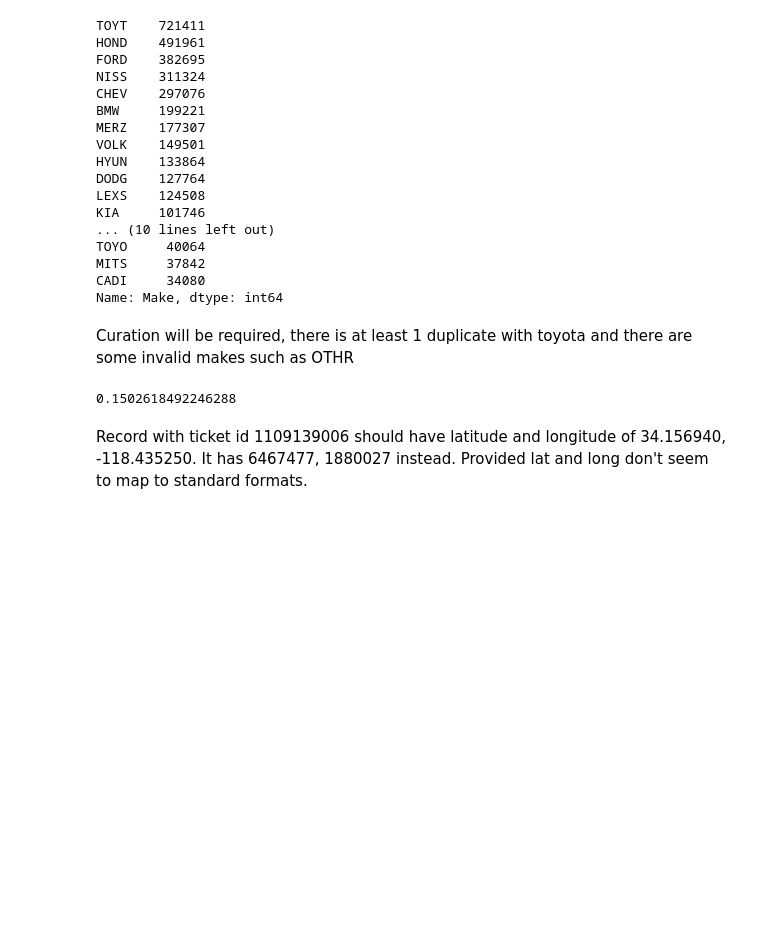
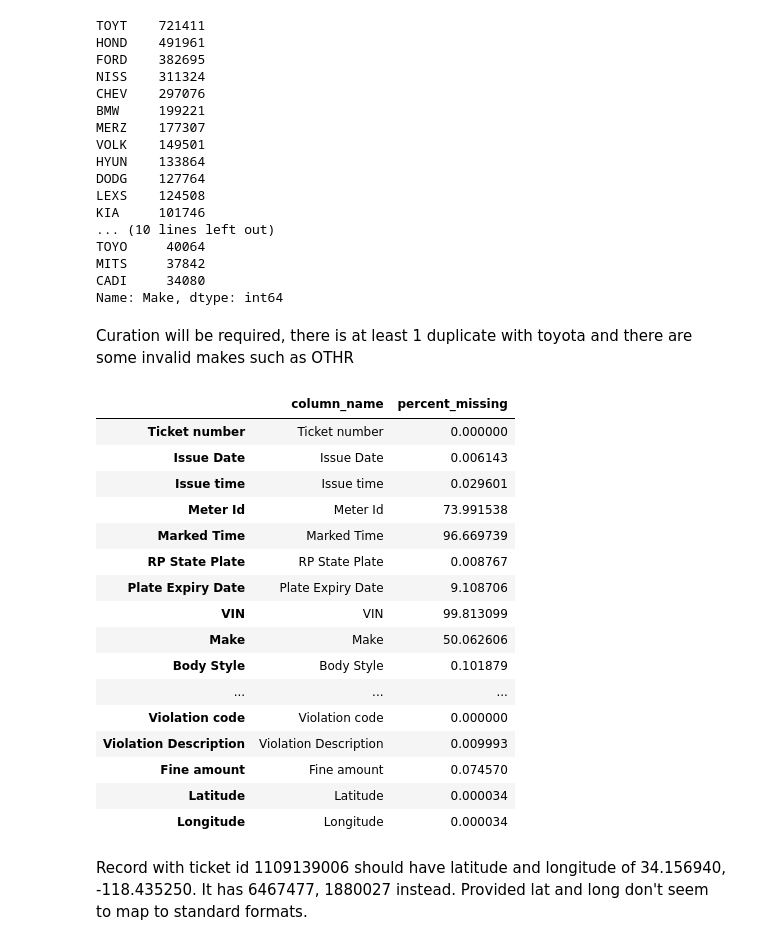
Before and after one commit to tristan00/traffic_citations, a Jupyter notebook: Assessment1.ipynb, the cells around one changed output. Cells and saved outputs as stored; diff of their text form; code cells hidden in the pictures; blank space fills up the shorter version.

```diff
--- a/Assessment1.ipynb
+++ b/Assessment1.ipynb
@@ -43,17 +43,31 @@ Name: Make, dtype: int64
 Curation will be required, there is at least 1 duplicate with toyota and there are some invalid makes such as OTHR
 # %%
 df_valid_loc = df.copy()
-df_valid_loc.loc[:,'Latidftude'] = df_valid_loc.loc[:,'Latitude'].replace(99999.0, np.nan)
+df_valid_loc.loc[:,'Latitude'] = df_valid_loc.loc[:,'Latitude'].replace(99999.0, np.nan)
 df_valid_loc.loc[:,'Longitude'] = df_valid_loc.loc[:,'Longitude'].replace(99999.0, np.nan)
-
-shape1 = df_valid_loc.shape[0]
-df_valid_loc = df_valid_loc.dropna(subset = ['Latitude', 'Longitude'])
-shape2 = df_valid_loc.shape[0]
-perc_nan = (shape1 - shape2)/shape1
-perc_nan
-# Latitude and longitude had ~20% nan values, these values also do not map to DSM or decimal lat long formats.
-# %% [output]
-0.1502618492246288
+# %%
+percent_missing = df.isnull().sum()*100 / len(df)
+missing_value_df = pd.DataFrame({'column_name': df.columns,
+                                 'percent_missing': percent_missing})
+missing_value_df
+# %% [output]
+|  | column_name | percent_missing |
+| Ticket number | Ticket number | 0.000000 |
+| Issue Date | Issue Date | 0.006143 |
+| Issue time | Issue time | 0.029601 |
+| Meter Id | Meter Id | 73.991538 |
+| Marked Time | Marked Time | 96.669739 |
+| RP State Plate | RP State Plate | 0.008767 |
+| Plate Expiry Date | Plate Expiry Date | 9.108706 |
+| VIN | VIN | 99.813099 |
+| Make | Make | 50.062606 |
+| Body Style | Body Style | 0.101879 |
+| ... | ... | ... |
+| Violation code | Violation code | 0.000000 |
+| Violation Description | Violation Description | 0.009993 |
+| Fine amount | Fine amount | 0.074570 |
+| Latitude | Latitude | 0.000034 |
+| Longitude | Longitude | 0.000034 |
 # %% [markdown]
 Record with ticket id 1109139006 should have latitude and longitude of 34.156940, -118.435250. It has 6467477, 1880027 instead. Provided lat and long don't seem to map to standard formats.
 # %%
```
